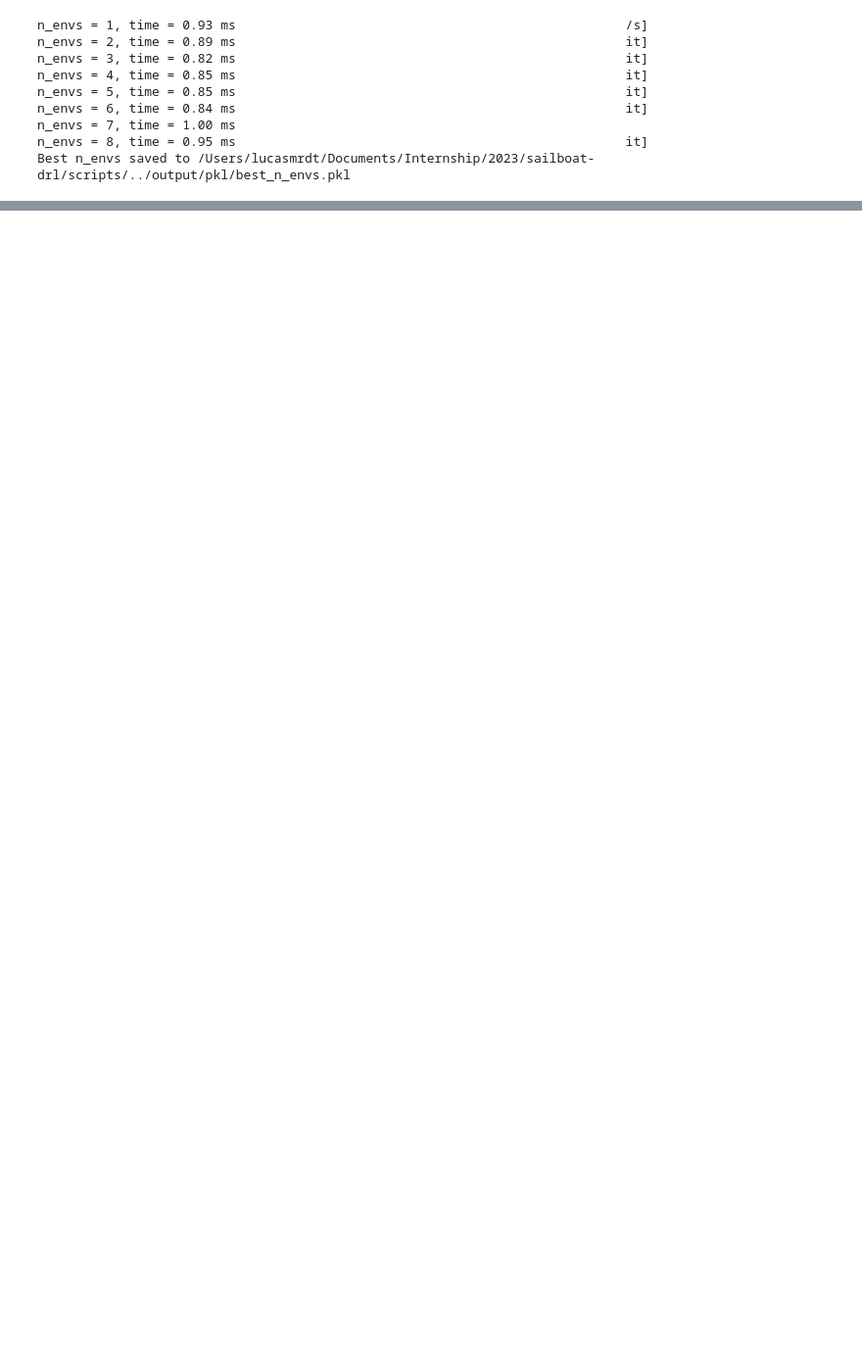
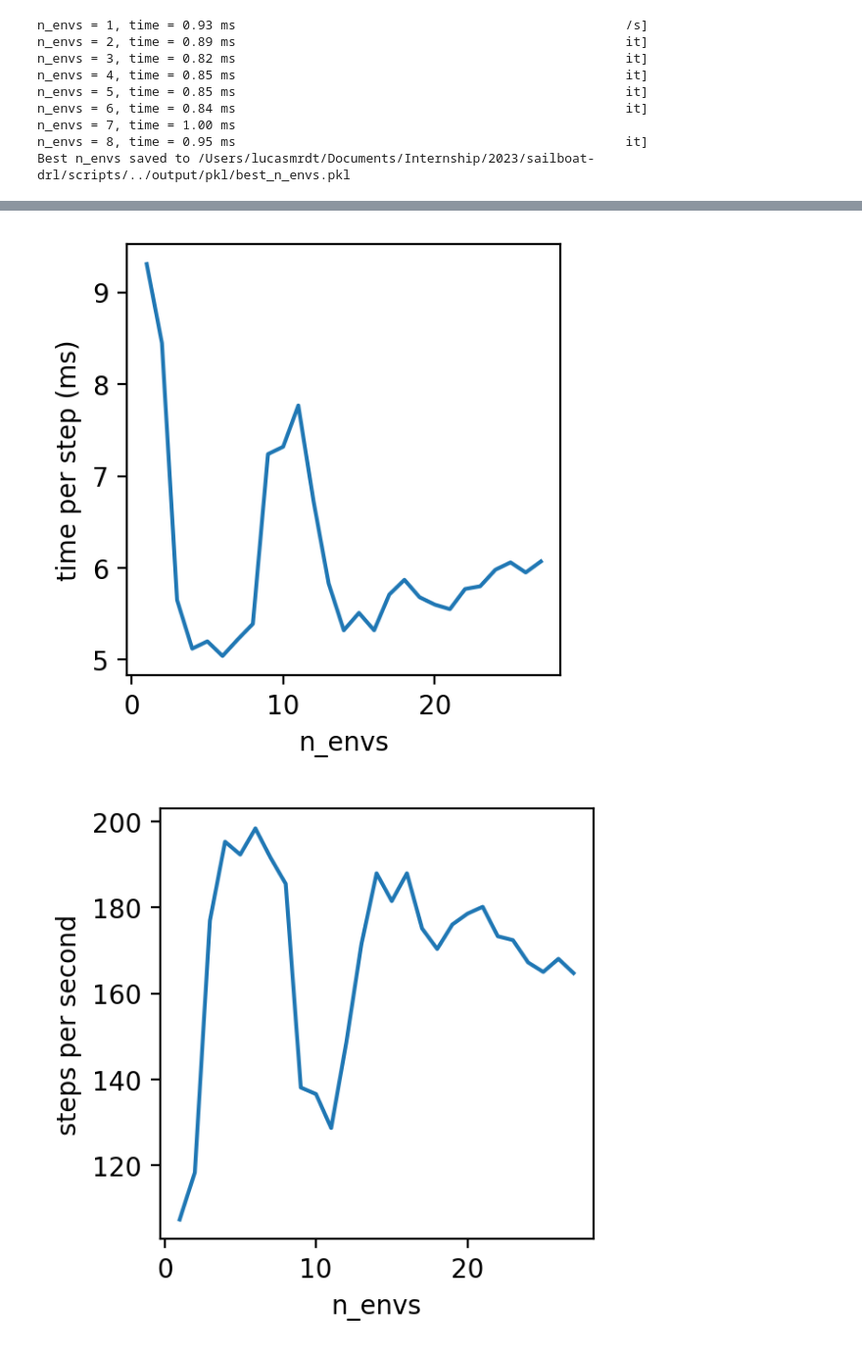
Before and after one commit to lucasmrdt/sailboat-drl, a Jupyter notebook: notebooks/benchmark.ipynb, the cells around one changed output, grey strips where cells are left out. Shown: that part at 98% size. Saved outputs shown, nothing was run; the diff lists cells and outputs as text; code cells hidden in the pictures; blank space fills up the shorter version.

```diff
--- a/notebooks/benchmark.ipynb
+++ b/notebooks/benchmark.ipynb
@@ -45,0 +72,35 @@ Text(0, 0.5, 'simulation factor')
+# %%
+macbook_pro = {
+    1: 9.31,
+    2: 8.45,
+    3: 5.65,
+    4: 5.12,
+    5: 5.20,
+    6: 5.04,
+    7: 5.22,
+    8: 5.39,
+    9: 7.24,
+    10: 7.32,
+    11: 7.77,
+    12: 6.73,
+    13: 5.83,
+    14: 5.32,
+    15: 5.51,
+    16: 5.32,
+    17: 5.71,
+    18: 5.87,
+    19: 5.68,
+    20: 5.60,
+    21: 5.55,
+    22: 5.77,
+    23: 5.80,
+    24: 5.98,
+    25: 6.06,
+    26: 5.95,
+    27: 6.07,
+}
+
+benchmark(macbook_pro)
+# %% [output]
+[figure, added]
+[figure, added]
```
Also changed, not shown: parts of 11 cells of this notebook, 4 other files.
